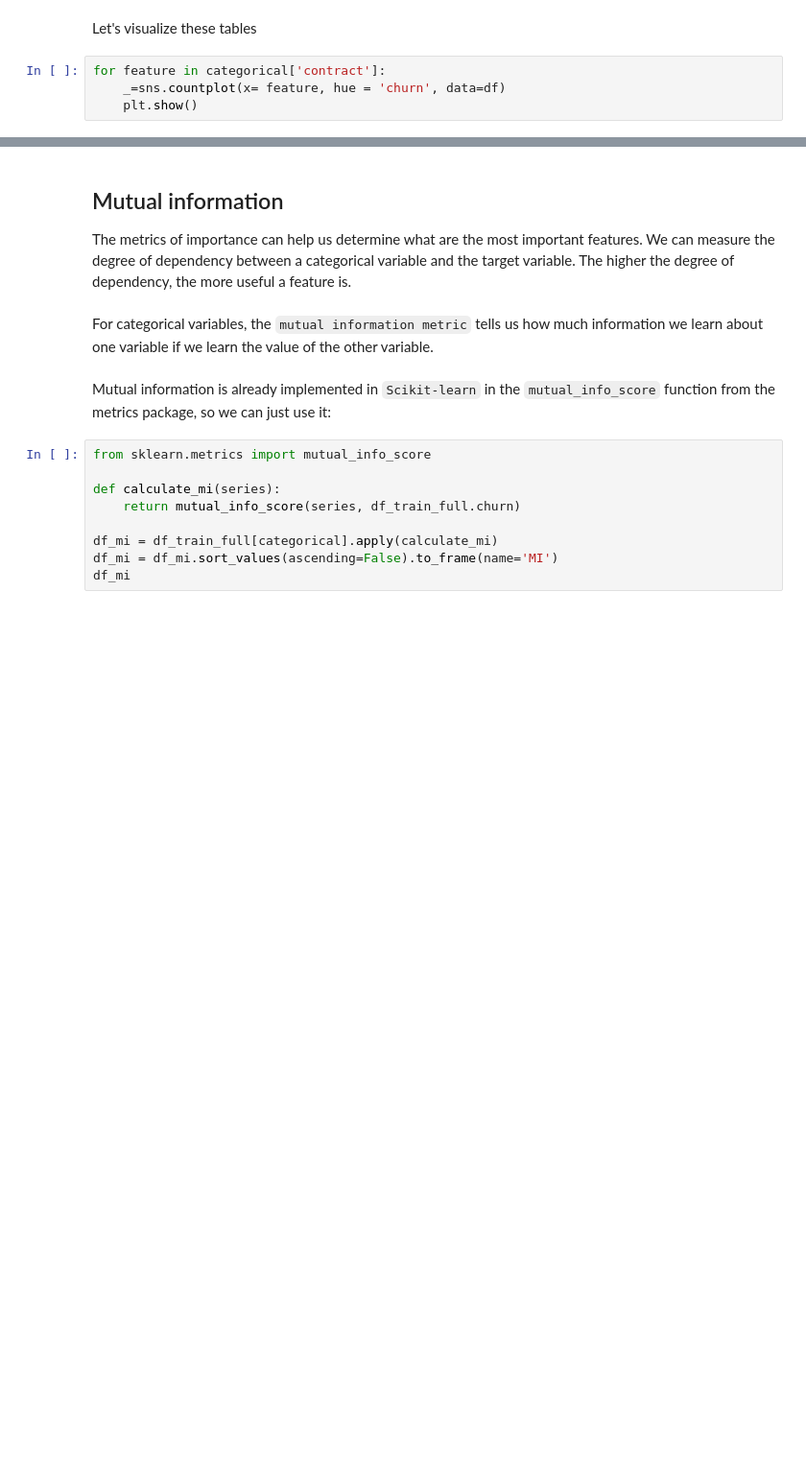
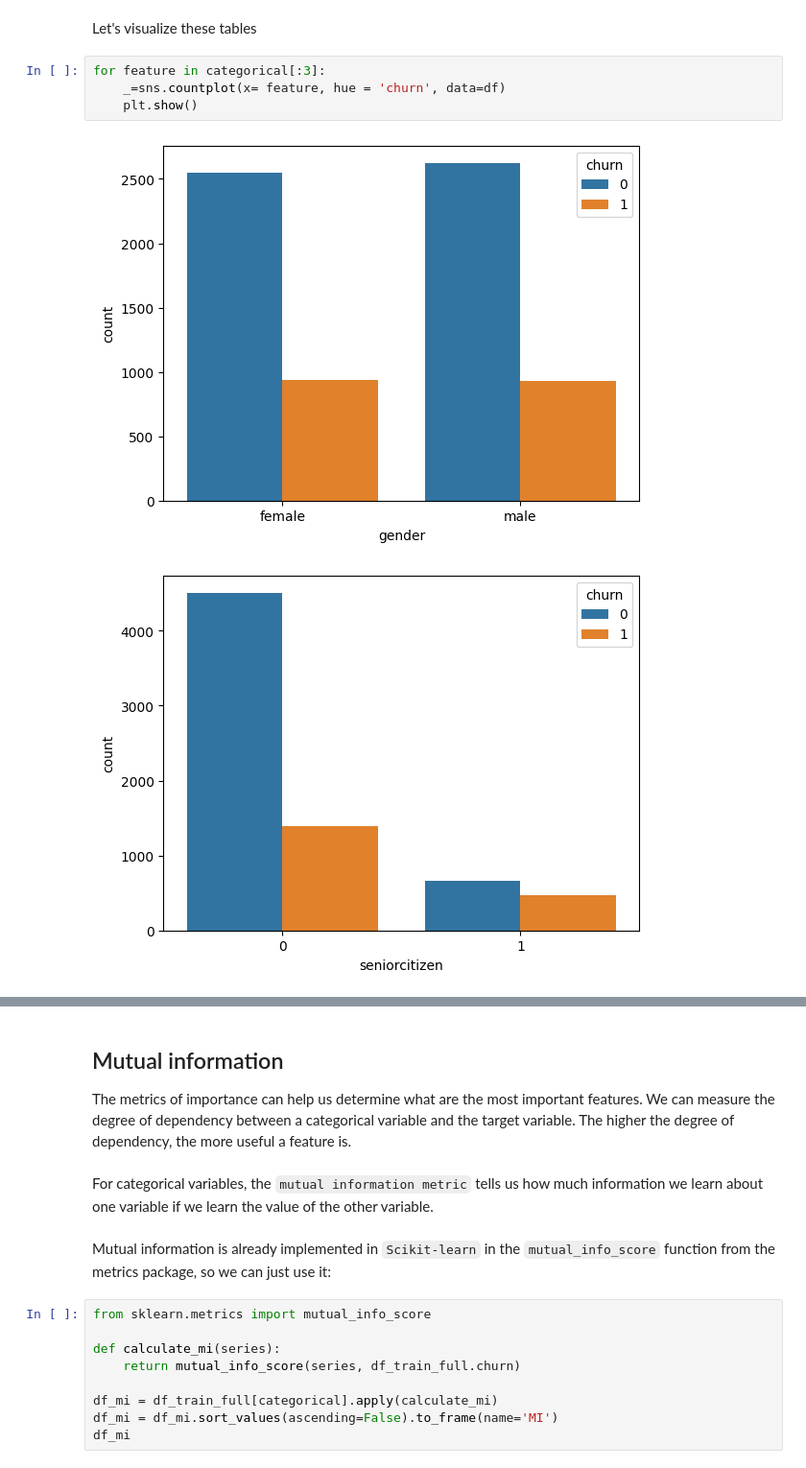
Before and after one commit to zinebk-anche/Churn_Prediction_Telco, a Jupyter notebook: Notebook_and_data/Telco_churn_prediction.ipynb, the cells around one changed output, grey strips where cells are left out. Shown at 96% size. Drawn from its saved outputs; the diff is of its cells as text; blank space fills up the shorter version.

```diff
--- a/Notebook_and_data/Telco_churn_prediction.ipynb
+++ b/Notebook_and_data/Telco_churn_prediction.ipynb
@@ -180,6 +476,9 @@ for feature in categorical:
 # %% [markdown]
 Let's visualize these tables
 # %%
-for feature in categorical['contract']:
+for feature in categorical[:3]:
     _=sns.countplot(x= feature, hue = 'churn', data=df)
     plt.show()
+# %% [output]
+[figure, added]
+[figure, added]
```
Also changed, not shown: parts of 62 cells of this notebook.
